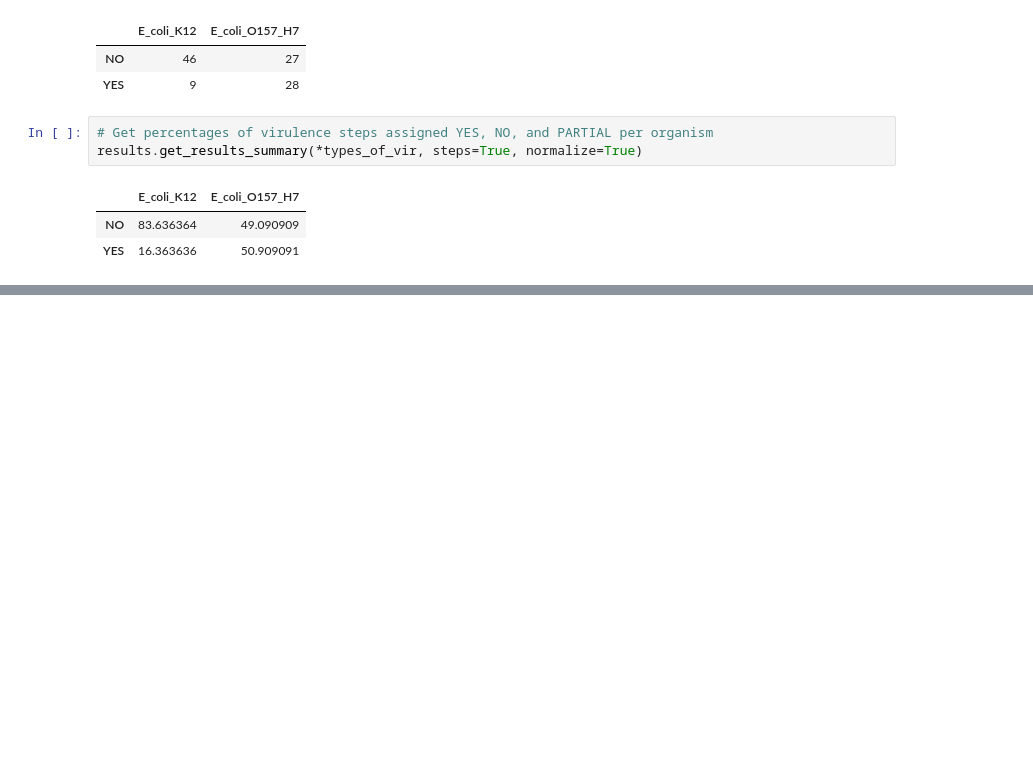
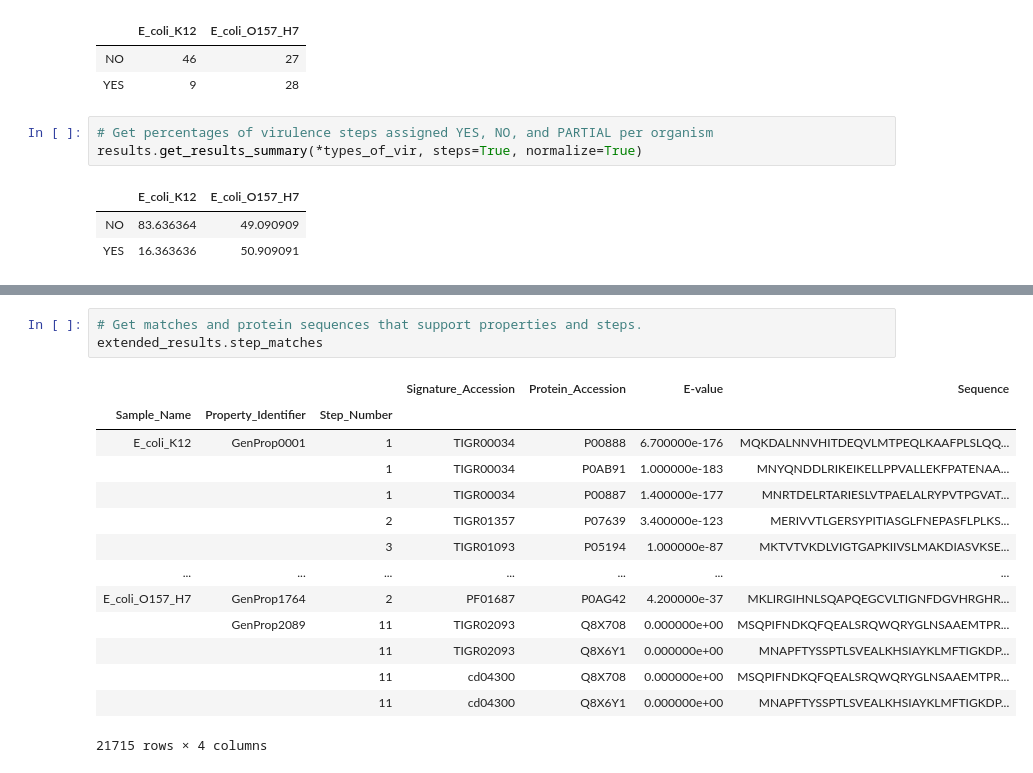
Before and after one commit to Micromeda/pygenprop, a Jupyter notebook: docs/source/_static/tutorial/tutorial.ipynb, the cells around one changed output, grey strips where cells are left out. Saved outputs shown, nothing was run; the diff lists cells and outputs as text; blank space fills up the shorter version.

```diff
--- a/docs/source/_static/tutorial/tutorial.ipynb
+++ b/docs/source/_static/tutorial/tutorial.ipynb
@@ -195,0 +276,18 @@ results.get_results_summary(*types_of_vir, steps=True, normalize=True)
+# %%
+# Get matches and protein sequences that support properties and steps.
+extended_results.step_matches
+# %% [output]
+|  |  |  | Signature_Accession | Protein_Accession | E-value | Sequence |
+| Sample_Name | Property_Identifier | Step_Number |  |  |  |  |
+| E_coli_K12 | GenProp0001 | 1 | TIGR00034 | P00888 | 6.700000e-176 | MQKDALNNVHITDEQVLMTPEQLKAAFPLSLQQ... |
+|  |  | 1 | TIGR00034 | P0AB91 | 1.000000e-183 | MNYQNDDLRIKEIKELLPPVALLEKFPATENAA... |
+|  |  | 1 | TIGR00034 | P00887 | 1.400000e-177 | MNRTDELRTARIESLVTPAELALRYPVTPGVAT... |
+|  |  | 2 | TIGR01357 | P07639 | 3.400000e-123 | MERIVVTLGERSYPITIASGLFNEPASFLPLKS... |
+|  |  | 3 | TIGR01093 | P05194 | 1.000000e-87 | MKTVTVKDLVIGTGAPKIIVSLMAKDIASVKSE... |
+| ... | ... | ... | ... | ... | ... | ... |
+| E_coli_O157_H7 | GenProp1764 | 2 | PF01687 | P0AG42 | 4.200000e-37 | MKLIRGIHNLSQAPQEGCVLTIGNFDGVHRGHR... |
+|  | GenProp2089 | 11 | TIGR02093 | Q8X708 | 0.000000e+00 | MSQPIFNDKQFQEALSRQWQRYGLNSAAEMTPR... |
+|  |  | 11 | TIGR02093 | Q8X6Y1 | 0.000000e+00 | MNAPFTYSSPTLSVEALKHSIAYKLMFTIGKDP... |
+|  |  | 11 | cd04300 | Q8X708 | 0.000000e+00 | MSQPIFNDKQFQEALSRQWQRYGLNSAAEMTPR... |
+|  |  | 11 | cd04300 | Q8X6Y1 | 0.000000e+00 | MNAPFTYSSPTLSVEALKHSIAYKLMFTIGKDP... |
+21715 rows × 4 columns
```
Also changed, not shown: parts of 39 cells of this notebook, 2 other files.
